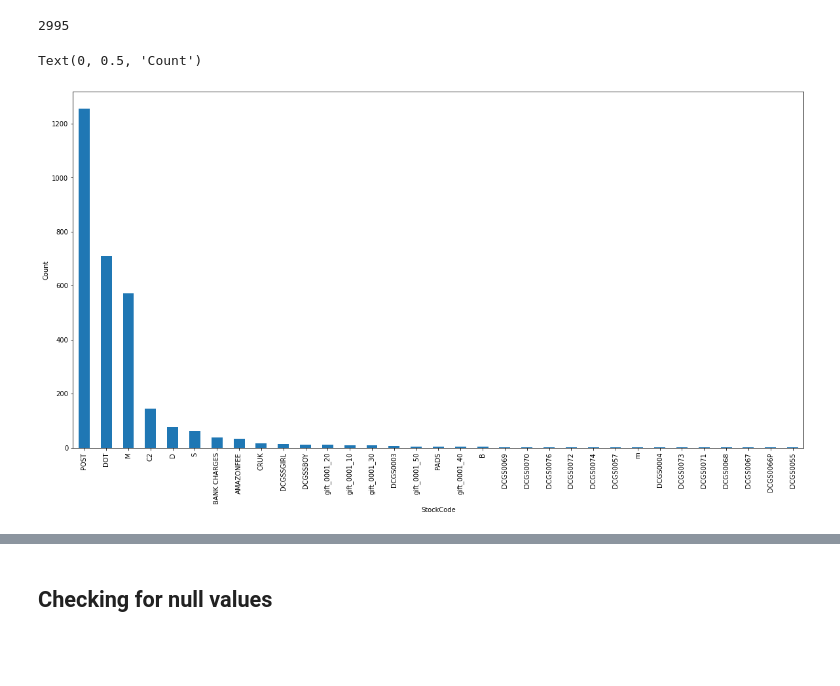
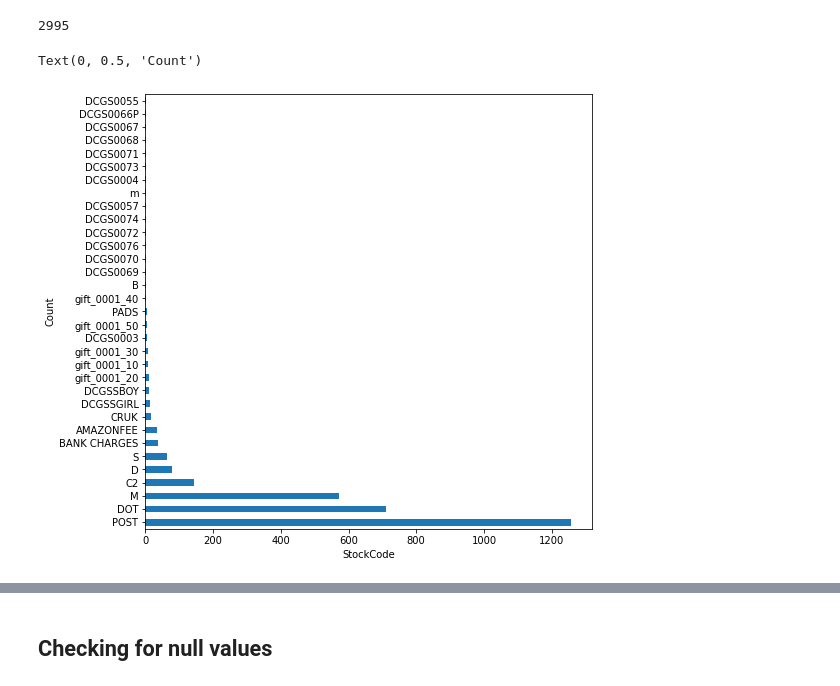
Before and after one commit to TheoPallis/Portfolio, a Jupyter notebook: Sales_Analysis_2/Cleaning_Store_Dataset.ipynb, the cells around one changed output, grey strips where cells are left out. Saved outputs shown, nothing was run; the diff lists cells and outputs as text; code cells hidden in the pictures; blank space fills up the shorter version.

```diff
--- a/Sales_Analysis_2/Cleaning_Store_Dataset.ipynb
+++ b/Sales_Analysis_2/Cleaning_Store_Dataset.ipynb
@@ -199,20 +227,21 @@ data[data['StockCode'] ==  'M']
 # 3) Getting all non-numerical StockCode entries
 # 3A) Filtering based on nun-numerical [StockCode] -> created new df
 
-df_stock_code_non_num = data[data['StockCode'].str.contains('^[^0-9]', regex = True)]
+data_stock_code_non_num = data[data['StockCode'].str.contains('^[^0-9]', regex = True)]
 
-len(df_stock_code_non_num)
+len(data_stock_code_non_num)
 # 2995 rows - > Roughly 3000 rows
 # %% [output]
 2995
 # %%
+# NFX1) -> Descending
 # 3B) Charting frequency of all non-numerical Stock-codes
 
-plt.figure(figsize=(20, 10))
-df_stock_code_non_num['StockCode'].value_counts().plot(kind = 'bar')
+plt.figure(figsize=(8, 8))
+df_stock_code_non_num['StockCode'].value_counts().plot(kind = 'barh')
 plt.xlabel('StockCode')
 plt.ylabel('Count')
 # %% [output]
 Text(0, 0.5, 'Count')
-[figure, old version]
+[figure, new version]
 # %%
```
Also changed, not shown: parts of 37 cells of this notebook.
